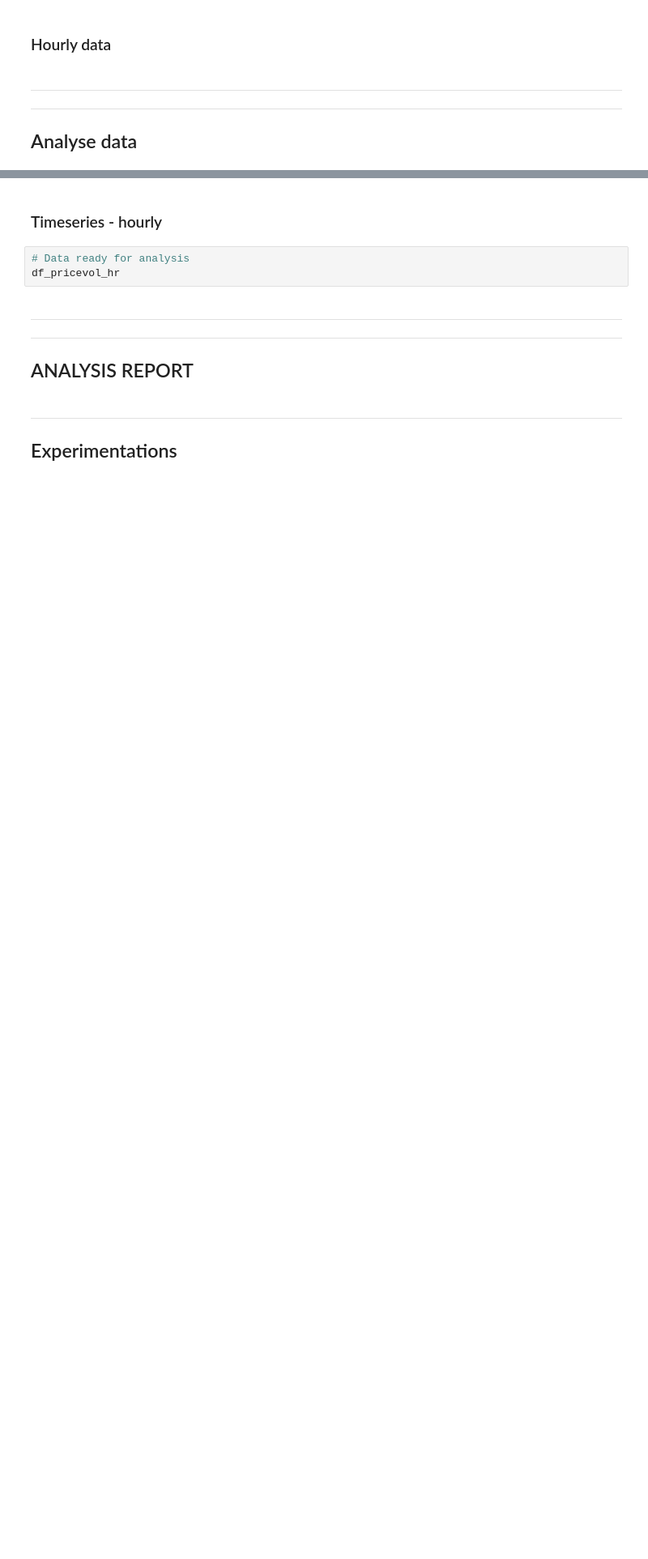
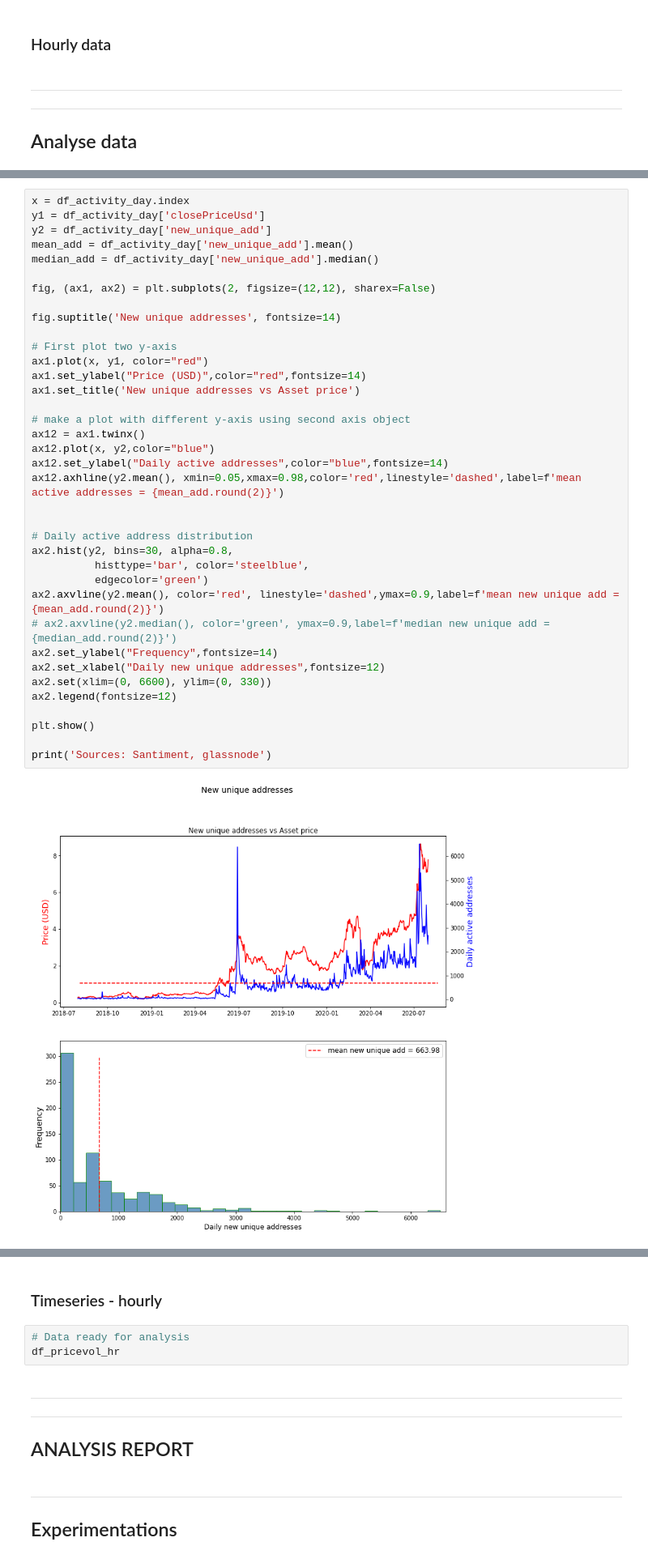
Before and after one commit to willr-seriousprojects/maker-dao, a Jupyter notebook: Maker-Risk/LINK/link.ipynb, the cells around one changed output, grey strips where cells are left out. Shown at 81% size. Cells and saved outputs as stored; diff of their text form; blank space fills up the shorter version.

```diff
--- a/Maker-Risk/LINK/link.ipynb
+++ b/Maker-Risk/LINK/link.ipynb
@@ -2609,0 +3486,39 @@ Lending platforms
+# %%
+x = df_activity_day.index
+y1 = df_activity_day['closePriceUsd']
+y2 = df_activity_day['new_unique_add']
+mean_add = df_activity_day['new_unique_add'].mean()
+median_add = df_activity_day['new_unique_add'].median()
+
+fig, (ax1, ax2) = plt.subplots(2, figsize=(12,12), sharex=False)
+
+fig.suptitle('New unique addresses', fontsize=14)
+
+# First plot two y-axis
+ax1.plot(x, y1, color="red")
+ax1.set_ylabel("Price (USD)",color="red",fontsize=14)
+ax1.set_title('New unique addresses vs Asset price')
+
+# make a plot with different y-axis using second axis object
+ax12 = ax1.twinx()
+ax12.plot(x, y2,color="blue")
+ax12.set_ylabel("Daily active addresses",color="blue",fontsize=14)
+ax12.axhline(y2.mean(), xmin=0.05,xmax=0.98,color='red',linestyle='dashed',label=f'mean active addresses = {mean_add.round(2)}')
+
+
+# Daily active address distribution
+ax2.hist(y2, bins=30, alpha=0.8,
+          histtype='bar', color='steelblue',
+          edgecolor='green')
+ax2.axvline(y2.mean(), color='red', linestyle='dashed',ymax=0.9,label=f'mean new unique add = {mean_add.round(2)}')
+# ax2.axvline(y2.median(), color='green', ymax=0.9,label=f'median new unique add = {median_add.round(2)}')
+ax2.set_ylabel("Frequency",fontsize=14)
+ax2.set_xlabel("Daily new unique addresses",fontsize=12)
+ax2.set(xlim=(0, 6600), ylim=(0, 330))
+ax2.legend(fontsize=12)
+
+plt.show()
+
+print('Sources: Santiment, glassnode')
+# %% [output]
+[figure, added]
```
Also changed, not shown: parts of 234 cells of this notebook, 10 other files.
